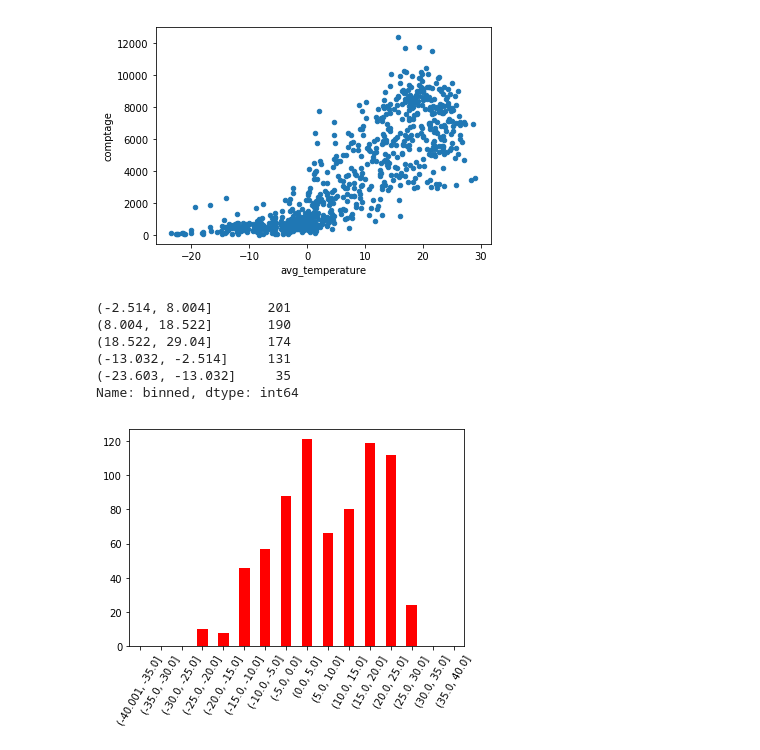
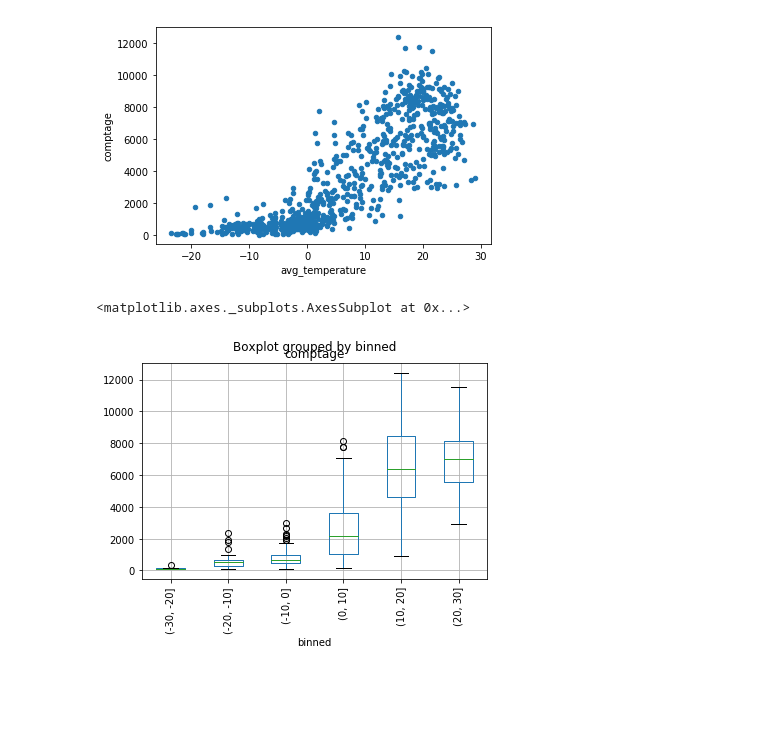
Before and after one commit to normcyr/comptage_velo_mtl, a Jupyter notebook: comptage_velo_mtl.ipynb, the cells around one changed output. Saved outputs shown, nothing was run; the diff lists cells and outputs as text; code cells hidden in the pictures; blank space fills up the shorter version.

Commit message:
add boxplot

```diff
--- a/comptage_velo_mtl.ipynb
+++ b/comptage_velo_mtl.ipynb
@@ -88,19 +88,8 @@ merge_df.plot.scatter(x = 'avg_temperature', y = 'comptage')
 <matplotlib.axes._subplots.AxesSubplot at 0x...>
 [figure]
 # %%
-merge_df['binned'] = pd.cut(merge_df['avg_temperature'], bins = 5)
-s = merge_df['binned'].value_counts()
-s
+merge_df['binned'] = pd.cut(merge_df['avg_temperature'], bins = [-30, -20, -10, 0, 10, 20, 30])
+merge_df.boxplot(by = 'binned', column = 'comptage', rot = 90)
 # %% [output]
-(-2.514, 8.004]       201
-(8.004, 18.522]       190
-(18.522, 29.04]       174
-(-13.032, -2.514]     131
-(-23.603, -13.032]     35
-Name: binned, dtype: int64
+<matplotlib.axes._subplots.AxesSubplot at 0x...>
+[figure, added]
-# %%
-out = pd.cut(merge_df['avg_temperature'], bins = [-40, -35, -30, -25, -20, -15, -10, -5, 0, 5, 10, 15,20, 25, 30, 35, 40], include_lowest = True)
-ax = out.value_counts(sort=False).plot.bar(rot = 60, color = 'red')
-plt.show()
-# %% [output]
-[figure, removed]
```
Also changed, not shown: parts of 1 cell of this notebook, 1 other file.
